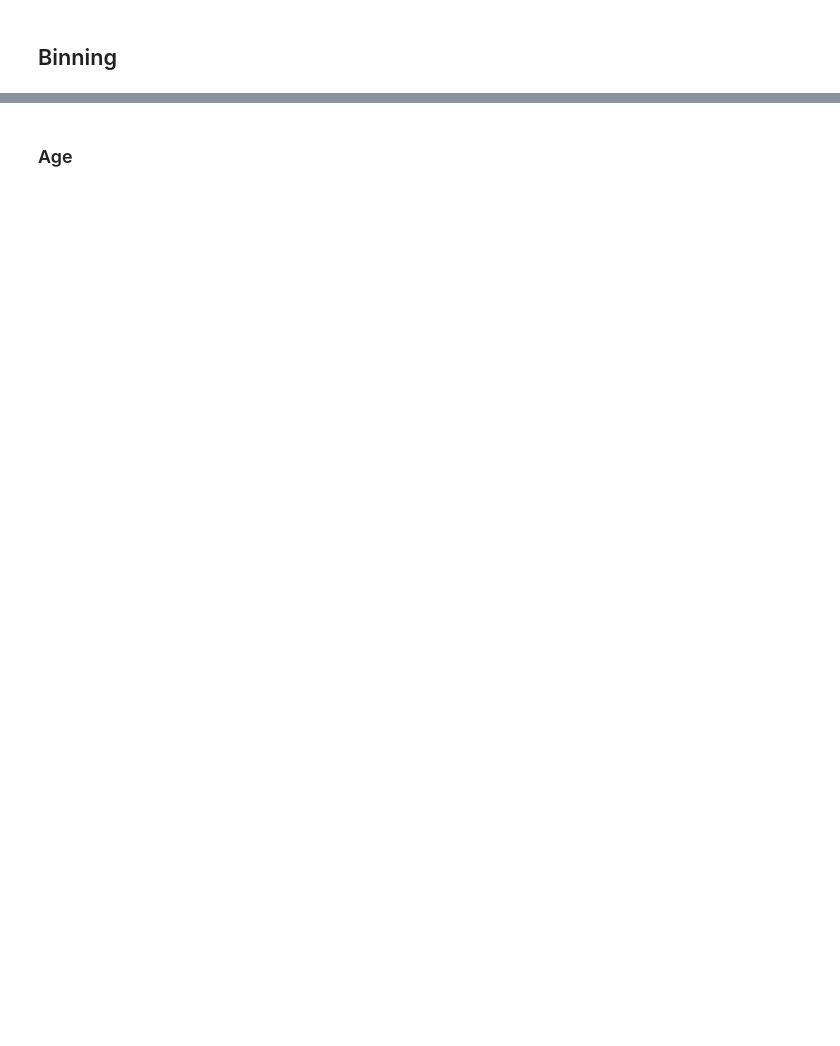
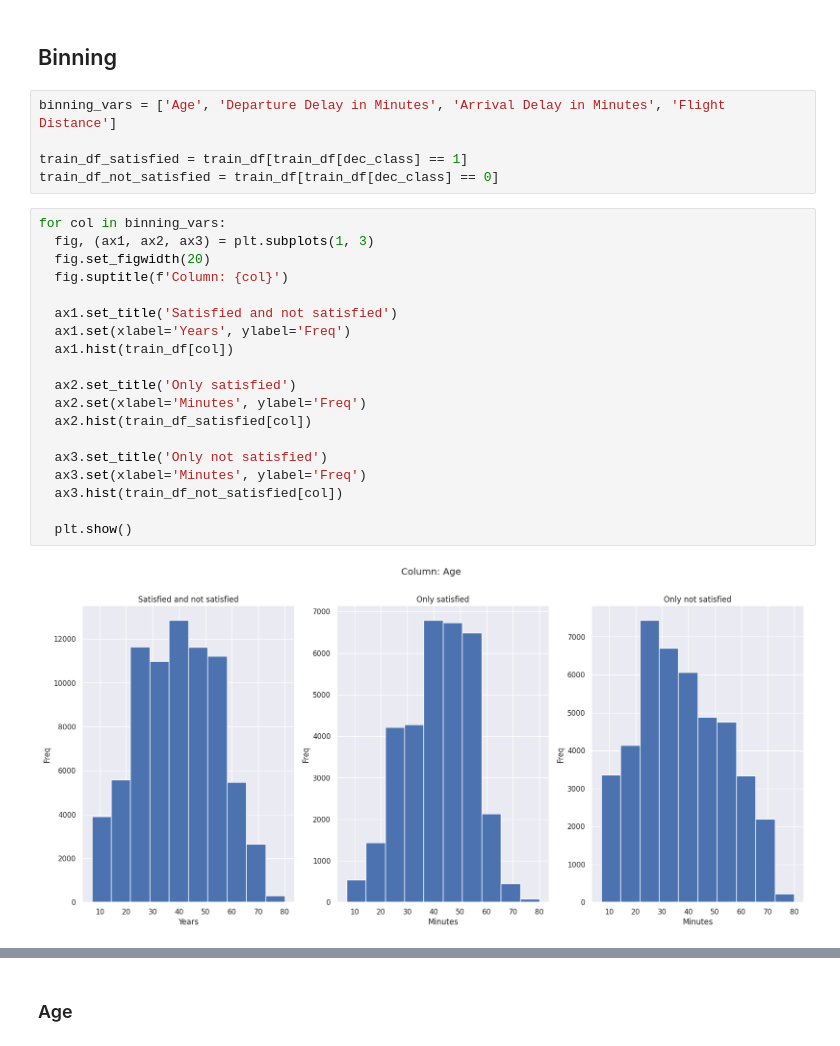
Before and after one commit to Charlesbr101/projeto-redes-neurais, a Jupyter notebook: main.ipynb, the cells around one changed output, grey strips where cells are left out. Drawn from its saved outputs; the diff is of its cells as text; blank space fills up the shorter version.

```diff
--- a/main.ipynb
+++ b/main.ipynb
@@ -312,2 +320,28 @@ sns.heatmap(chi_test_output, annot = True, mask=mask, cmap="YlGnBu", center=0,
 # %% [markdown]
 ## Binning
+# %%
+binning_vars = ['Age', 'Departure Delay in Minutes', 'Arrival Delay in Minutes', 'Flight Distance']
+
+train_df_satisfied = train_df[train_df[dec_class] == 1]
+train_df_not_satisfied = train_df[train_df[dec_class] == 0]
+# %%
+for col in binning_vars:
+  fig, (ax1, ax2, ax3) = plt.subplots(1, 3)
+  fig.set_figwidth(20)
+  fig.suptitle(f'Column: {col}')
+
+  ax1.set_title('Satisfied and not satisfied')
+  ax1.set(xlabel='Years', ylabel='Freq')
+  ax1.hist(train_df[col])
+
+  ax2.set_title('Only satisfied')
+  ax2.set(xlabel='Minutes', ylabel='Freq')
+  ax2.hist(train_df_satisfied[col])
+
+  ax3.set_title('Only not satisfied')
+  ax3.set(xlabel='Minutes', ylabel='Freq')
+  ax3.hist(train_df_not_satisfied[col])
+
+  plt.show()
+# %% [output]
+[figure, added]
```
Also changed, not shown: parts of 45 cells of this notebook.
